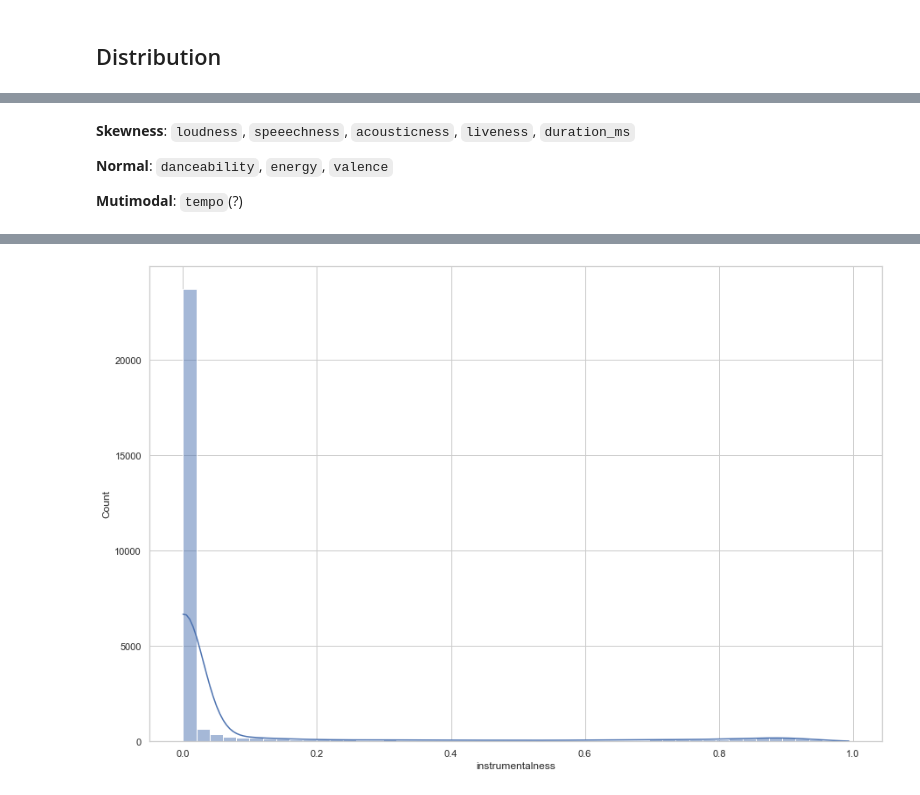
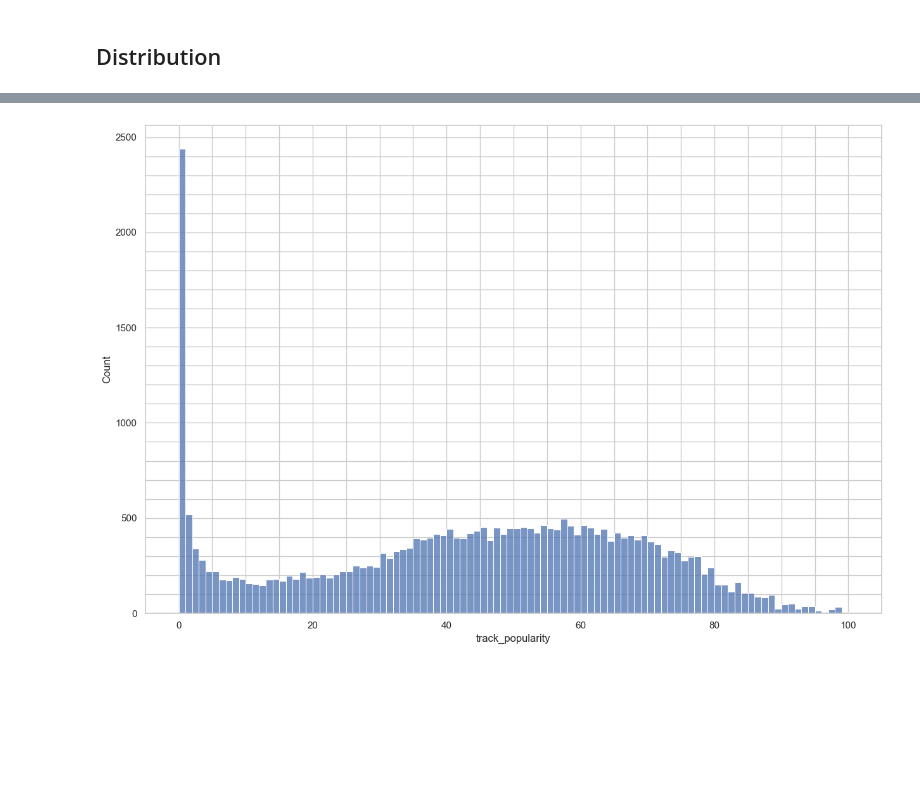
Before and after one commit to McGill-MMA-EnterpriseAnalytics/Spotify-Music, a Jupyter notebook: scratch/eda.ipynb, the cells around one changed output, grey strips where cells are left out. Cells and saved outputs as stored; diff of their text form; code cells hidden in the pictures; blank space fills up the shorter version.

```diff
--- a/scratch/eda.ipynb
+++ b/scratch/eda.ipynb
@@ -332,15 +317,13 @@ plt.show()
-# %% [markdown]
-**Skewness**: `loudness`, `speeechness`, `acousticness`, `liveness`, `duration_ms`
-
-**Normal**: `danceability`, `energy`, `valence`
-
-**Mutimodal**: `tempo`(?)
 # %%
-# distribution of the instrumentalness
+# distribution of track popularity
 plt.figure(figsize=(15, 10))
 
-sns.histplot(data['instrumentalness'], kde=True, bins=50)
+# put fine grid on the plot
+plt.grid(True, which="both")
+plt.minorticks_on()
+
+sns.histplot(data["track_popularity"], bins=100)
 plt.show()
 # %% [output]
 [interactive output not drawn]
-[figure, old version]
+[figure, new version]
```
Also changed, not shown: parts of 39 cells of this notebook.
